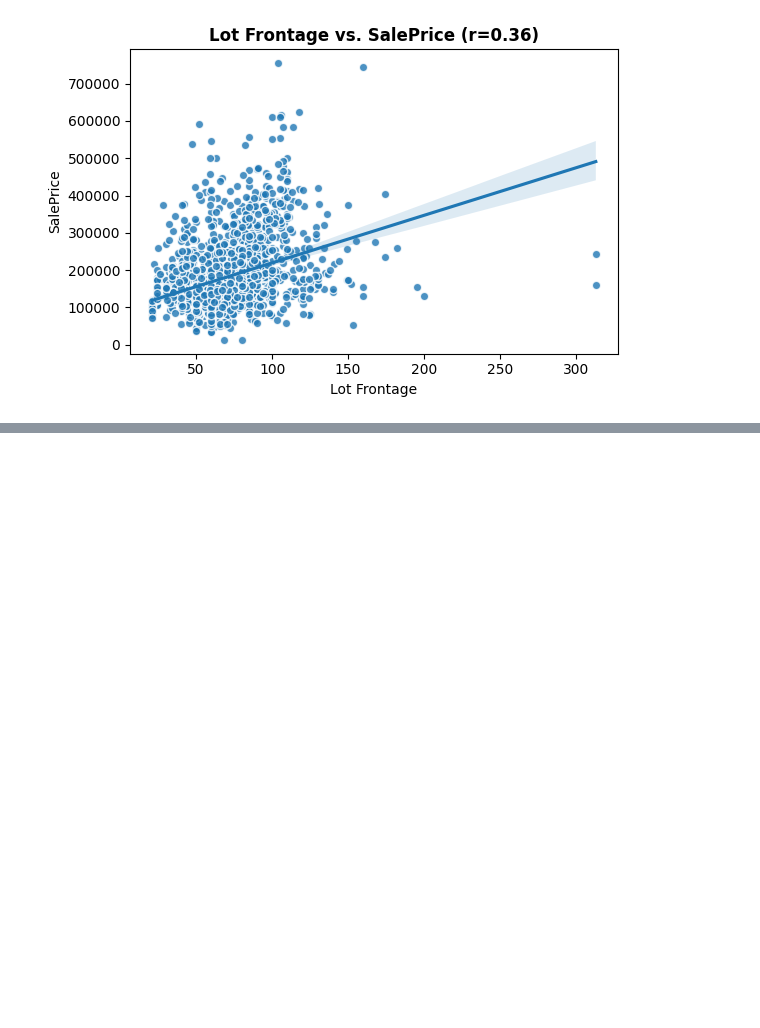
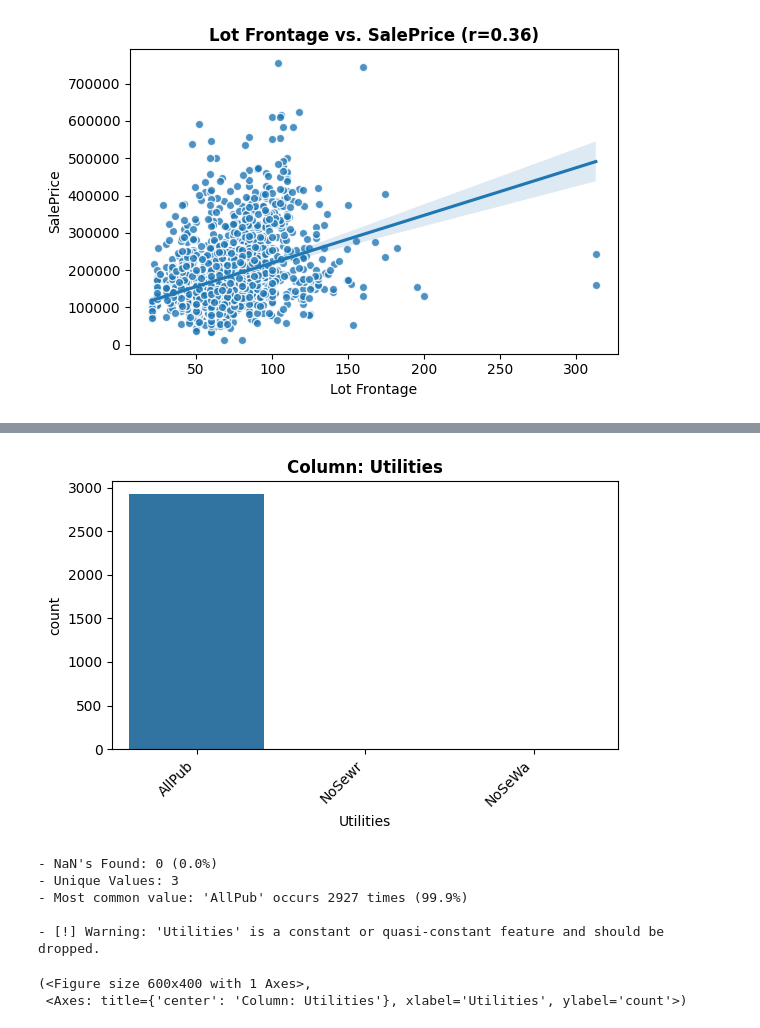
Before and after one commit to eckoecho/CodingDojo, a Jupyter notebook: EDA_Functions_Part_1.ipynb, the cells around one changed output, grey strips where cells are left out. Cells and saved outputs as stored; diff of their text form; code cells hidden in the pictures; blank space fills up the shorter version.

```diff
--- a/EDA_Functions_Part_1.ipynb
+++ b/EDA_Functions_Part_1.ipynb
@@ -626,0 +641,12 @@ fig, ax = plot_numeric_vs_target(df, x="Total Full Baths")
+# %%
+# Calling our custom EDA function
+explore_categorical(df, feature)
+# %% [output]
+[figure, added]
+- NaN's Found: 0 (0.0%)
+- Unique Values: 3
+- Most common value: 'AllPub' occurs 2927 times (99.9%)
+
+- [!] Warning: 'Utilities' is a constant or quasi-constant feature and should be dropped.
+(<Figure size 600x400 with 1 Axes>,
+ <Axes: title={'center': 'Column: Utilities'}, xlabel='Utilities', ylabel='count'>)
```
Also changed, not shown: parts of 43 cells of this notebook.
